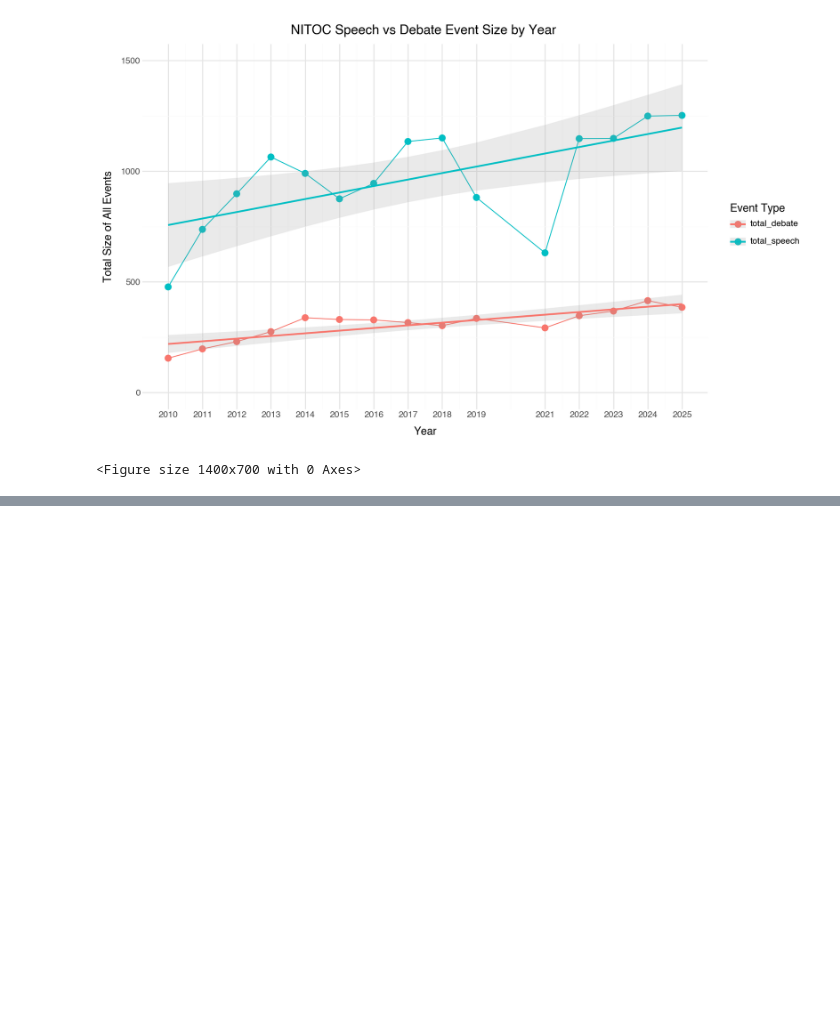
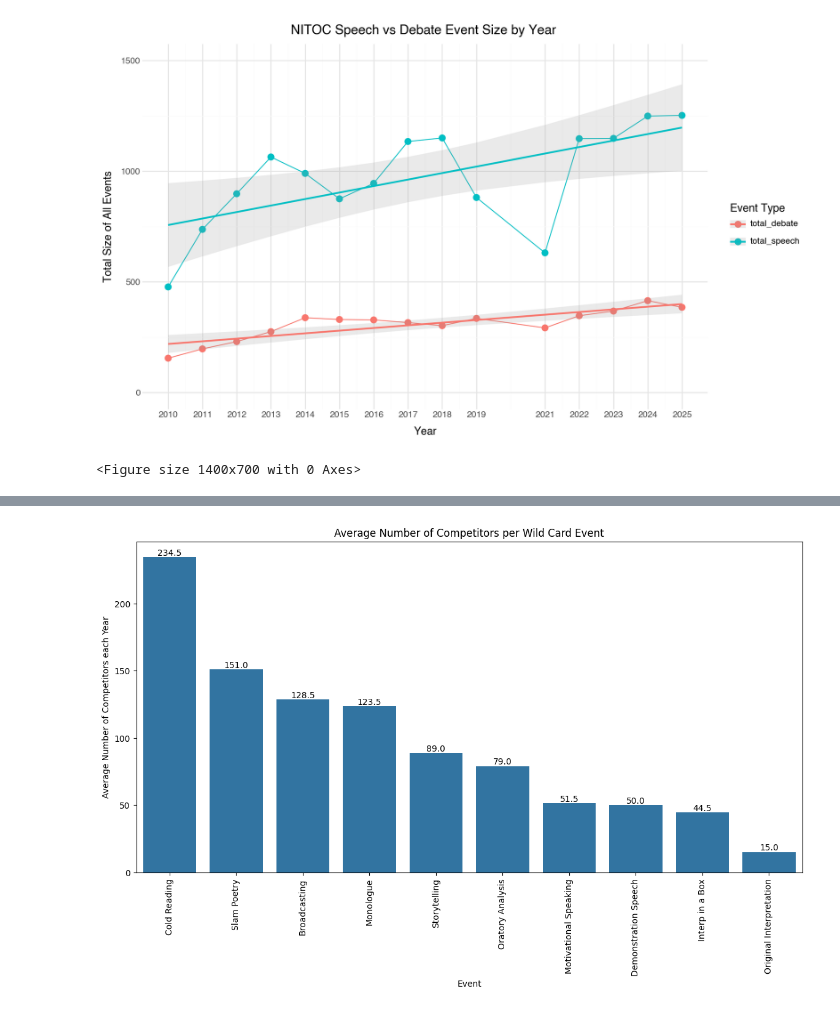
Before and after one commit to CharlieSaid/NITOC_report, a Jupyter notebook: report.ipynb, the cells around one changed output, grey strips where cells are left out. Cells and saved outputs as stored; diff of their text form; code cells hidden in the pictures; blank space fills up the shorter version.

```diff
--- a/report.ipynb
+++ b/report.ipynb
@@ -187,0 +232,29 @@ plt.figure(figsize=(14, 7))
+# %%
+# Gather counts on each event across year
+wildcard_volume = nitoc_data[['Cold Reading', 'Monologue', 'Oratory Analysis',
+                        'Motivational Speaking', 'Slam Poetry', 'Storytelling', 'Original Interpretation',
+                        'Interp in a Box', 'Broadcasting', 'Demonstration Speech']]
+
+# Replace all 0 values with NaN
+wildcard_volume = wildcard_volume.replace(0, np.nan)
+
+
+wildcard_volume = pd.DataFrame({'event':wildcard_volume.columns, 'count':wildcard_volume.mean(axis=0)}).sort_values(by='count', ascending=False)
+
+plt.figure(figsize=(14, 7))
+sns.barplot(x = 'event', y = 'count', data=wildcard_volume)
+
+# Orient bar labels vertically
+plt.xticks(rotation=90)
+
+# Add labels to each bar
+for index, row in wildcard_volume.iterrows():
+    plt.text(index, row['count'], row['count'], ha='center', va='bottom')
+
+plt.title('Average Number of Competitors per Wild Card Event')
+plt.xlabel('Event')
+plt.ylabel('Average Number of Competitors each Year')
+
+plt.show()
+# %% [output]
+[figure, added]
```
Also changed, not shown: parts of 30 cells of this notebook.
